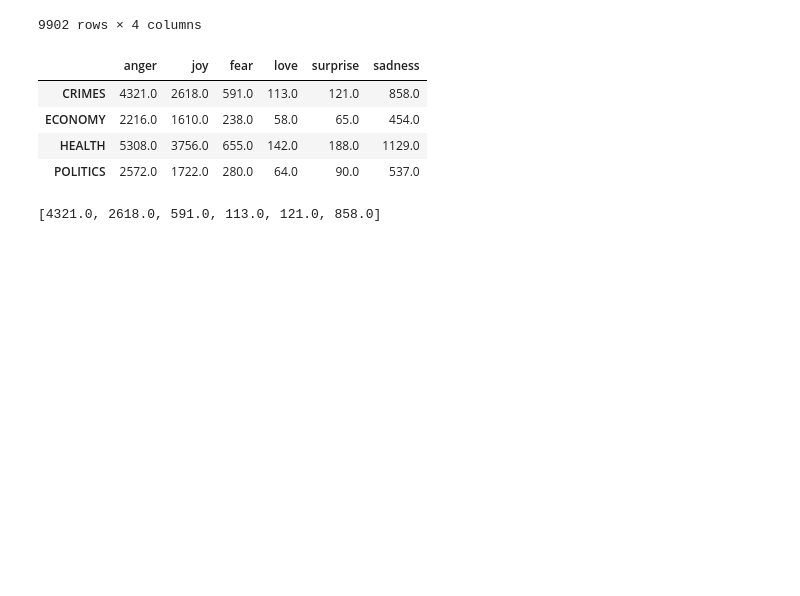
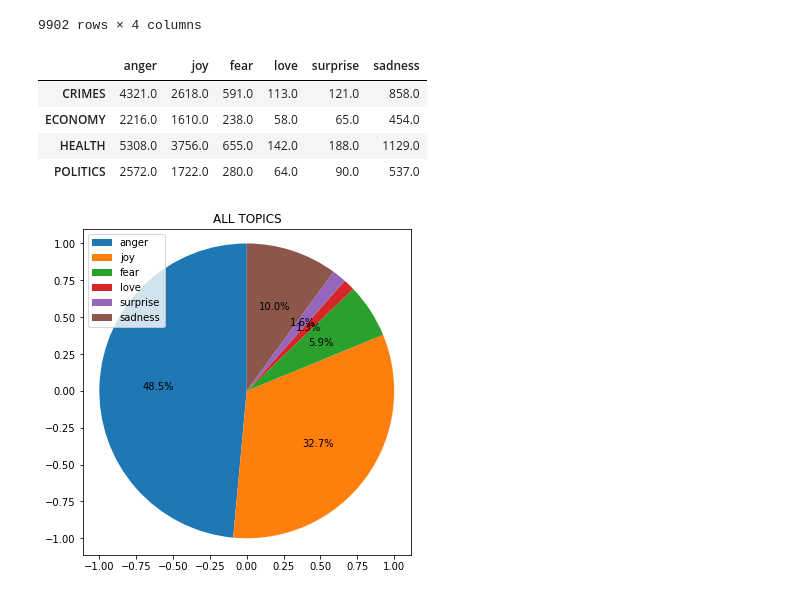
Before and after one commit to Mikha1lSorokin/reddit-news-research, a Jupyter notebook: final_visualizations.ipynb, the cells around one changed output. Drawn from its saved outputs; the diff is of its cells as text; code cells hidden in the pictures; blank space fills up the shorter version.

```diff
--- a/final_visualizations.ipynb
+++ b/final_visualizations.ipynb
@@ -77,8 +63,13 @@ pie_data
 | ECONOMY | 2216.0 | 1610.0 | 238.0 | 58.0 | 65.0 | 454.0 |
 | HEALTH | 5308.0 | 3756.0 | 655.0 | 142.0 | 188.0 | 1129.0 |
 | POLITICS | 2572.0 | 1722.0 | 280.0 | 64.0 | 90.0 | 537.0 |
-# %%
-pie_data.loc['CRIMES'].tolist()
-# %% [output]
-[4321.0, 2618.0, 591.0, 113.0, 121.0, 858.0]
+# %%
+# All_topics-emotion pie plot
+plt.figure(figsize=(6, 6))
+plt.pie(pie_data.sum(axis=0).tolist(), labels=emote_lst, startangle=90, frame=True, labeldistance=None, autopct='%1.1f%%')
+plt.title('ALL TOPICS')
+plt.legend()
+plt.show()
+# %% [output]
+[figure, added]
 # %%
```
Also changed, not shown: parts of 17 cells of this notebook.
